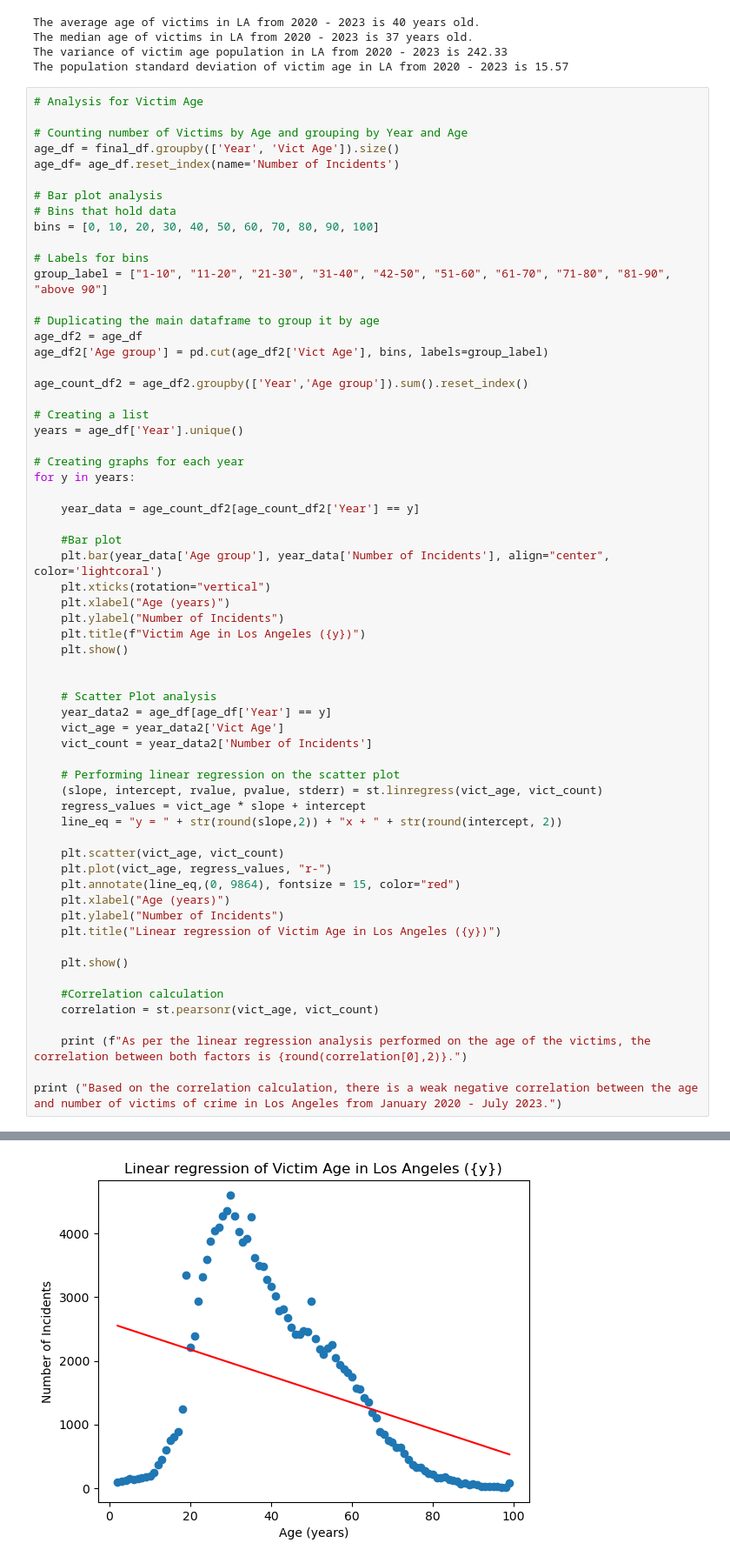
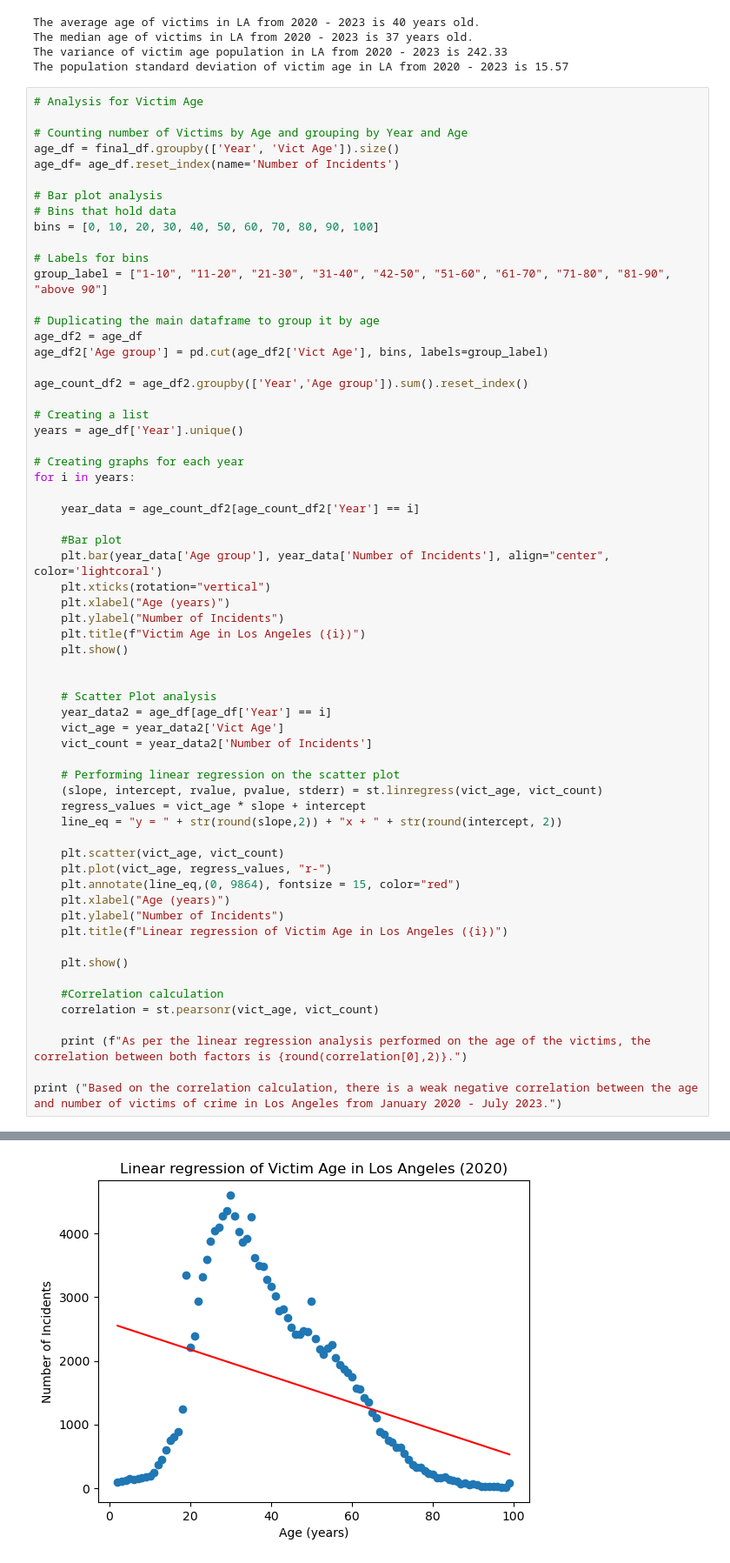
Before and after one commit to Subiksha-SS/Project-1, a Jupyter notebook: Code/Subiksha_Victim_Age_Sex_analysis.ipynb, the cells around one changed output, grey strips where cells are left out. Shown at 87% size. Cells and saved outputs as stored; diff of their text form.

```diff
--- a/Code/Subiksha_Victim_Age_Sex_analysis.ipynb
+++ b/Code/Subiksha_Victim_Age_Sex_analysis.ipynb
@@ -109,46 +109,46 @@ age_count_df2 = age_df2.groupby(['Year','Age group']).sum().reset_index()
 years = age_df['Year'].unique()
 
 # Creating graphs for each year
-for y in years:
+for i in years:
 
-    year_data = age_count_df2[age_count_df2['Year'] == y]
+    year_data = age_count_df2[age_count_df2['Year'] == i]
 
     #Bar plot
     plt.bar(year_data['Age group'], year_data['Number of Incidents'], align="center", color='lightcoral')
     plt.xticks(rotation="vertical")
     plt.xlabel("Age (years)")
     plt.ylabel("Number of Incidents")
-    plt.title(f"Victim Age in Los Angeles ({y})")
+    plt.title(f"Victim Age in Los Angeles ({i})")
     plt.show()
 
 
     # Scatter Plot analysis
-    year_data2 = age_df[age_df['Year'] == y]
+    year_data2 = age_df[age_df['Year'] == i]
     vict_age = year_data2['Vict Age']
     vict_count = year_data2['Number of Incidents']
 
     # Performing linear regression on the scatter plot
     (slope, intercept, rvalue, pvalue, stderr) = st.linregress(vict_age, vict_count)
     regress_values = vict_age * slope + intercept
     line_eq = "y = " + str(round(slope,2)) + "x + " + str(round(intercept, 2))
 
     plt.scatter(vict_age, vict_count)
     plt.plot(vict_age, regress_values, "r-")
     plt.annotate(line_eq,(0, 9864), fontsize = 15, color="red")
     plt.xlabel("Age (years)")
     plt.ylabel("Number of Incidents")
-    plt.title("Linear regression of Victim Age in Los Angeles ({y})")
+    plt.title(f"Linear regression of Victim Age in Los Angeles ({i})")
 
     plt.show()
 
     #Correlation calculation
     correlation = st.pearsonr(vict_age, vict_count)
 
     print (f"As per the linear regression analysis performed on the age of the victims, the correlation between both factors is {round(correlation[0],2)}.")
 
 print ("Based on the correlation calculation, there is a weak negative correlation between the age and number of victims of crime in Los Angeles from January 2020 - July 2023.")
 # %% [output]
 [figure]
-[figure, old version]
+[figure, new version]
 As per the linear regression analysis performed on the age of the victims, the correlation between both factors is -0.41.
 [figure]
```
Also changed, not shown: parts of 1 cell of this notebook.
